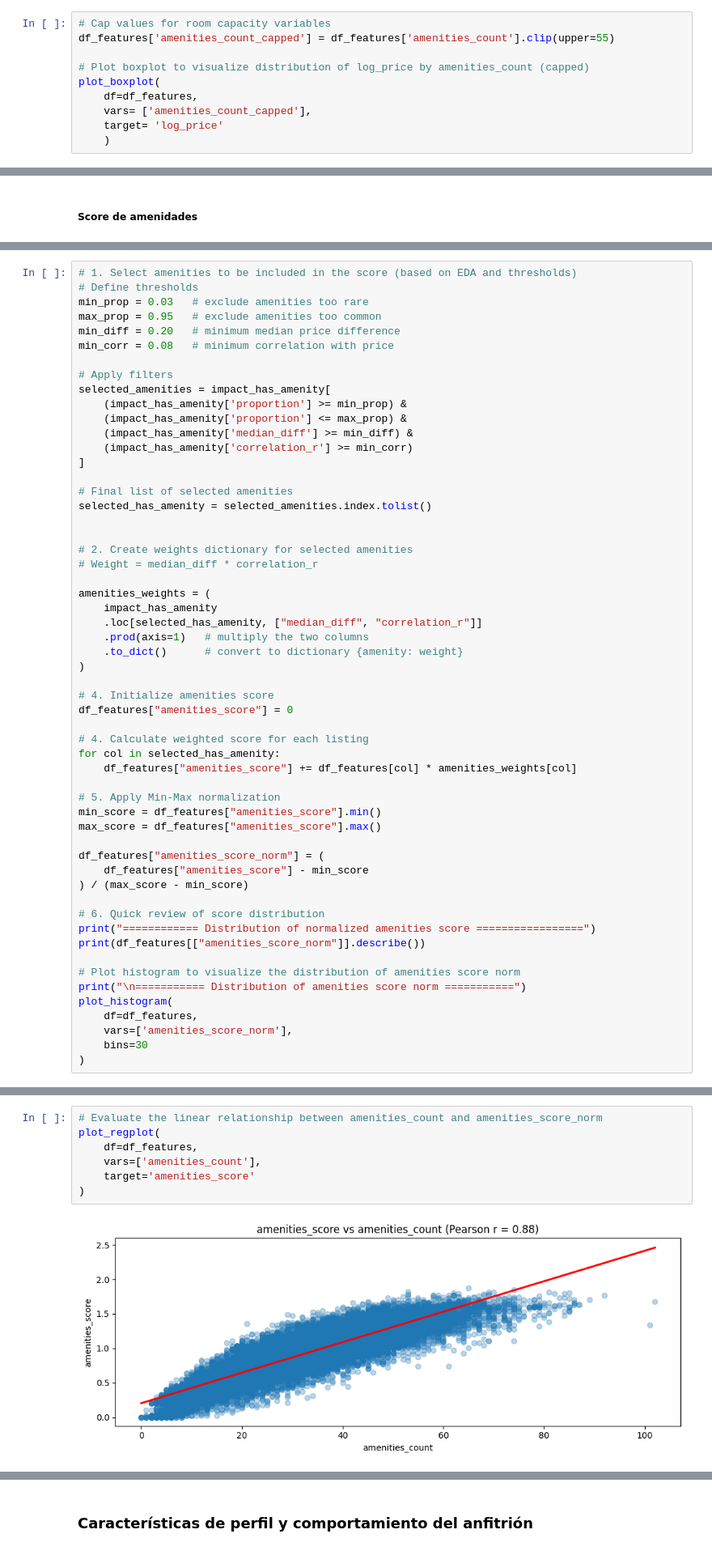
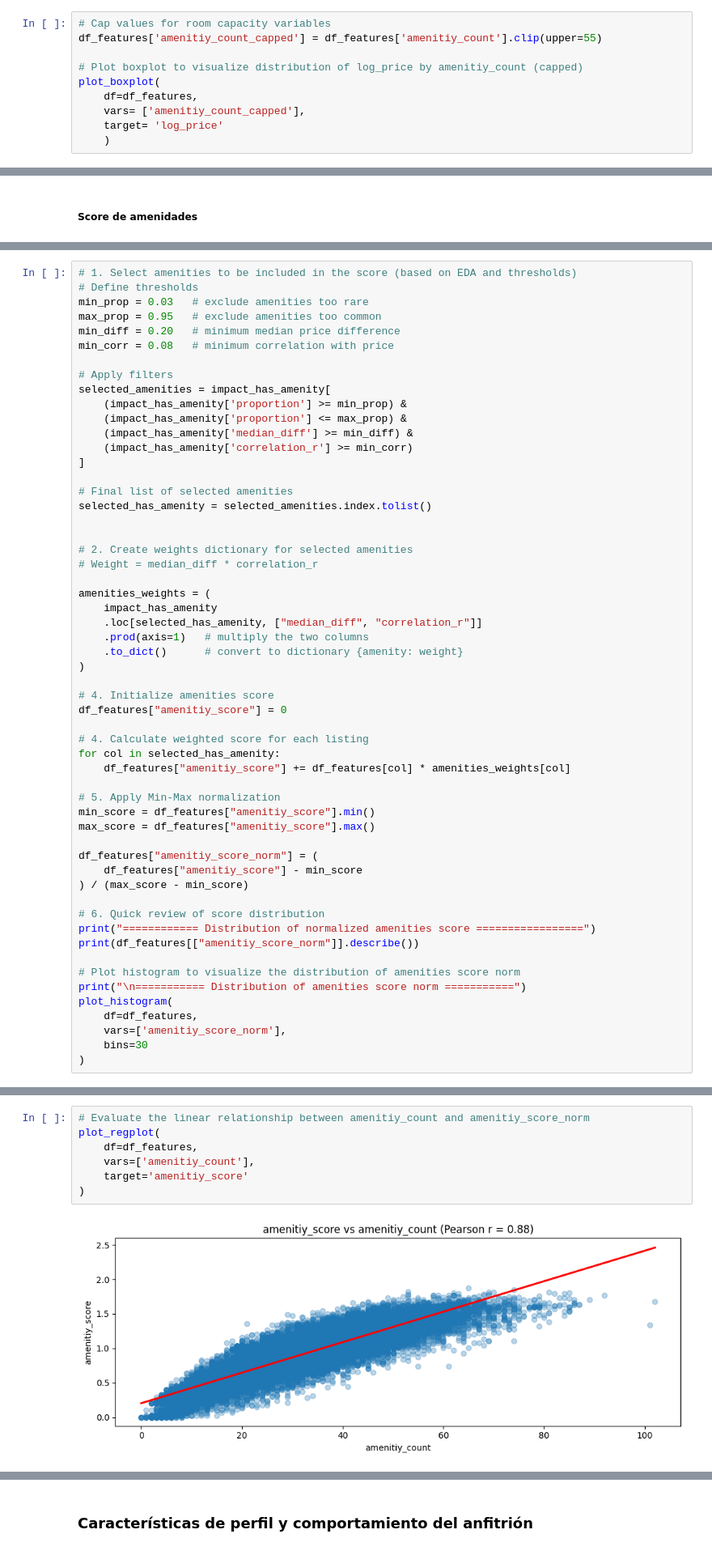
Before and after one commit to josue-rdgzcb/airbnb-price-prediction-cdmx, a Jupyter notebook: notebooks/01_data_exploration.ipynb, the cells around one changed output, grey strips where cells are left out. Shown at 81% size. Cells and saved outputs as stored; diff of their text form.

```diff
--- a/notebooks/01_data_exploration.ipynb
+++ b/notebooks/01_data_exploration.ipynb
@@ -3198,11 +3200,11 @@ Además del conteo total, se considera la posibilidad de crear variables categó
 # %%
 # Cap values for room capacity variables
-df_features['amenities_count_capped'] = df_features['amenities_count'].clip(upper=55)
+df_features['amenitiy_count_capped'] = df_features['amenitiy_count'].clip(upper=55)
 
-# Plot boxplot to visualize distribution of log_price by amenities_count (capped)
+# Plot boxplot to visualize distribution of log_price by amenitiy_count (capped)
 plot_boxplot(
     df=df_features,
-    vars= ['amenities_count_capped'],
+    vars= ['amenitiy_count_capped'],
     target= 'log_price'
     )
 # %% [output]
@@ -3667,29 +3671,29 @@ amenities_weights = (
 )
 
 # 4. Initialize amenities score
-df_features["amenities_score"] = 0
+df_features["amenitiy_score"] = 0
 
 # 4. Calculate weighted score for each listing
 for col in selected_has_amenity:
-    df_features["amenities_score"] += df_features[col] * amenities_weights[col]
+    df_features["amenitiy_score"] += df_features[col] * amenities_weights[col]
 
 # 5. Apply Min-Max normalization
-min_score = df_features["amenities_score"].min()
-max_score = df_features["amenities_score"].max()
+min_score = df_features["amenitiy_score"].min()
+max_score = df_features["amenitiy_score"].max()
 
-df_features["amenities_score_norm"] = (
-    df_features["amenities_score"] - min_score
+df_features["amenitiy_score_norm"] = (
+    df_features["amenitiy_score"] - min_score
 ) / (max_score - min_score)
 
 # 6. Quick review of score distribution
 print("============ Distribution of normalized amenities score =================")
-print(df_features[["amenities_score_norm"]].describe())
+print(df_features[["amenitiy_score_norm"]].describe())
 
 # Plot histogram to visualize the distribution of amenities score norm
 print("\n=========== Distribution of amenities score norm ===========")
 plot_histogram(
     df=df_features,
-    vars=['amenities_score_norm'],
+    vars=['amenitiy_score_norm'],
     bins=30
 )
 # %% [output]
@@ -3793,10 +3797,10 @@ La comparación entre ambas variables permitirá evaluar si `amenities_score_nor
 # %%
-# Evaluate the linear relationship between amenities_count and amenities_score_norm
+# Evaluate the linear relationship between amenitiy_count and amenitiy_score_norm
 plot_regplot(
     df=df_features,
-    vars=['amenities_count'],
-    target='amenities_score'
+    vars=['amenitiy_count'],
+    target='amenitiy_score'
 )
 # %% [output]
-[figure, old version]
+[figure, new version]
 # %% [markdown]
```
Also changed, not shown: parts of 35 cells of this notebook.
